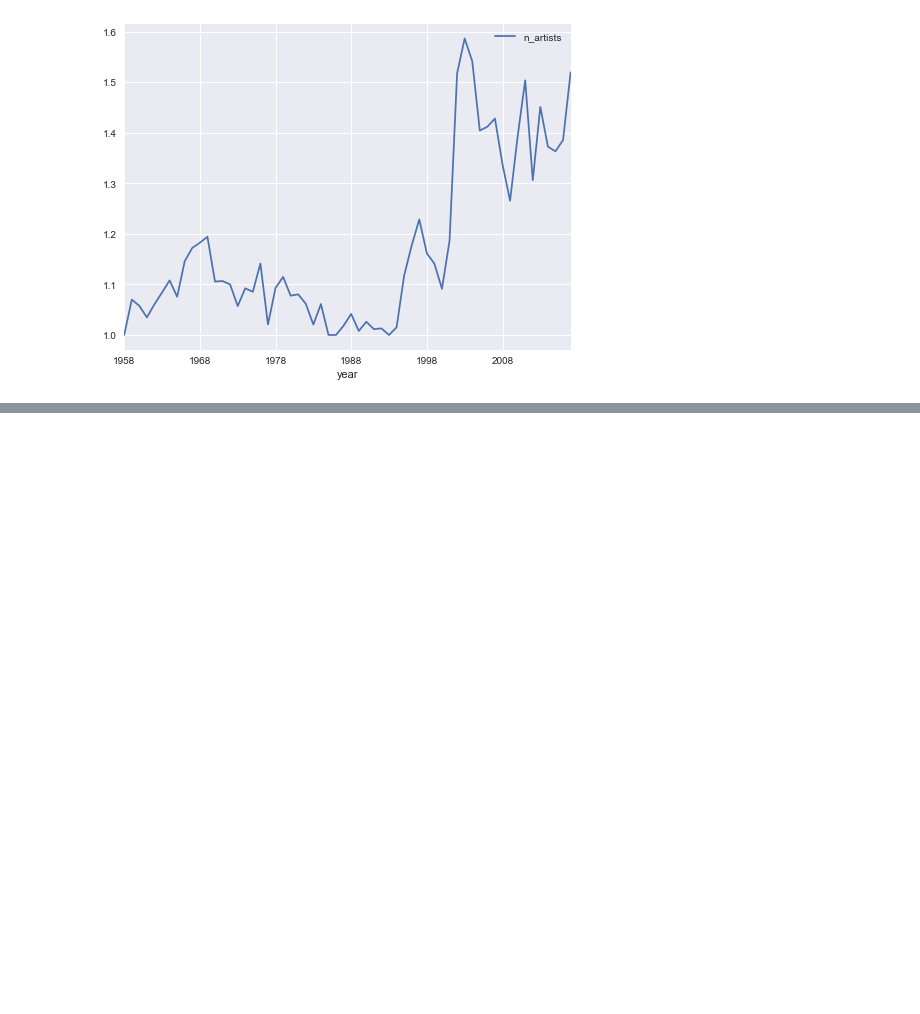
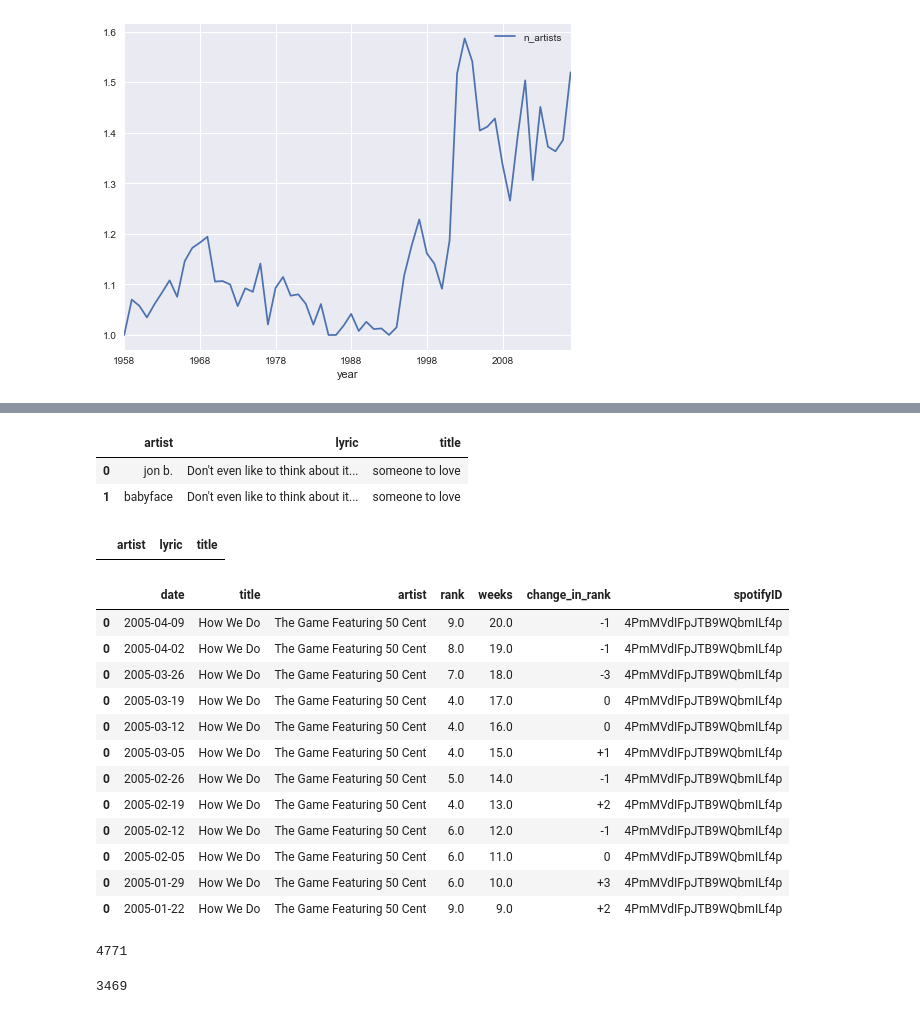
Before and after one commit to bxnxiong/Data-Science-Portfolio, a Jupyter notebook: Capstone Project 1.ipynb, the cells around one changed output, grey strips where cells are left out. Saved outputs shown, nothing was run; the diff lists cells and outputs as text; code cells hidden in the pictures; blank space fills up the shorter version.

Commit message:
add audio features data and code

```diff
--- a/Capstone Project 1.ipynb
+++ b/Capstone Project 1.ipynb
@@ -225,7 +225,7 @@ We can find something interesting here.
 artists = top10.artist.values
 # %%
 import re
-artist_pairs = map(lambda x:re.split("Featuring | \/ | \&",x),artists)
+artist_pairs = map(lambda x:re.split(" Featuring | \/ | \& | x ",x),artists)
 # %%
 top10['n_artists'] = [len(i) for i in artist_pairs]
 # %%
@@ -239,0 +307,4 @@ Artists collaboration are helping them get on the top 10 charts!
+# %%
+top10_spotify = top10[top10.spotifyID != u'']
+distinct_trackids = list(set(top10_spotify.spotifyID.values))
+# same named songs are as many as 250!
@@ -239,0 +600,36 @@ Artists collaboration are helping them get on the top 10 charts!
+# %%
+lyrics_data[lyrics_data.title == u"someone to love"]
+# %% [output]
+|  | artist | lyric | title |
+| 0 | jon b. | Don't even like to think about it... | someone to love |
+| 1 | babyface | Don't even like to think about it... | someone to love |
+# %%
+l2 = pd.read_pickle('lyrics_data_round1')
+l2[l2.title == u"someone to love"]
+# %% [output]
+|  | artist | lyric | title |
+# %%
+top10_spotify[top10_spotify.title.str.lower() == u"how we do"]
+# %% [output]
+|  | date | title | artist | rank | weeks | change_in_rank | spotifyID |
+| 0 | 2005-04-09 | How We Do | The Game Featuring 50 Cent | 9.0 | 20.0 | -1 | 4PmMVdIFpJTB9WQbmILf4p |
+| 0 | 2005-04-02 | How We Do | The Game Featuring 50 Cent | 8.0 | 19.0 | -1 | 4PmMVdIFpJTB9WQbmILf4p |
+| 0 | 2005-03-26 | How We Do | The Game Featuring 50 Cent | 7.0 | 18.0 | -3 | 4PmMVdIFpJTB9WQbmILf4p |
+| 0 | 2005-03-19 | How We Do | The Game Featuring 50 Cent | 4.0 | 17.0 | 0 | 4PmMVdIFpJTB9WQbmILf4p |
+| 0 | 2005-03-12 | How We Do | The Game Featuring 50 Cent | 4.0 | 16.0 | 0 | 4PmMVdIFpJTB9WQbmILf4p |
+| 0 | 2005-03-05 | How We Do | The Game Featuring 50 Cent | 4.0 | 15.0 | +1 | 4PmMVdIFpJTB9WQbmILf4p |
+| 0 | 2005-02-26 | How We Do | The Game Featuring 50 Cent | 5.0 | 14.0 | -1 | 4PmMVdIFpJTB9WQbmILf4p |
+| 0 | 2005-02-19 | How We Do | The Game Featuring 50 Cent | 4.0 | 13.0 | +2 | 4PmMVdIFpJTB9WQbmILf4p |
+| 0 | 2005-02-12 | How We Do | The Game Featuring 50 Cent | 6.0 | 12.0 | -1 | 4PmMVdIFpJTB9WQbmILf4p |
+| 0 | 2005-02-05 | How We Do | The Game Featuring 50 Cent | 6.0 | 11.0 | 0 | 4PmMVdIFpJTB9WQbmILf4p |
+| 0 | 2005-01-29 | How We Do | The Game Featuring 50 Cent | 6.0 | 10.0 | +3 | 4PmMVdIFpJTB9WQbmILf4p |
+| 0 | 2005-01-22 | How We Do | The Game Featuring 50 Cent | 9.0 | 9.0 | +2 | 4PmMVdIFpJTB9WQbmILf4p |
+# %%
+len(set(zip(lyrics_data.artist,lyrics_data.lyric)))+len(left_over3)
+# %% [output]
+4771
+# %%
+test = pd.read_pickle('lyrics_data_round1')
+len(test)
+# %% [output]
+3469
```
Also changed, not shown: parts of 31 cells of this notebook, 1 other file.
